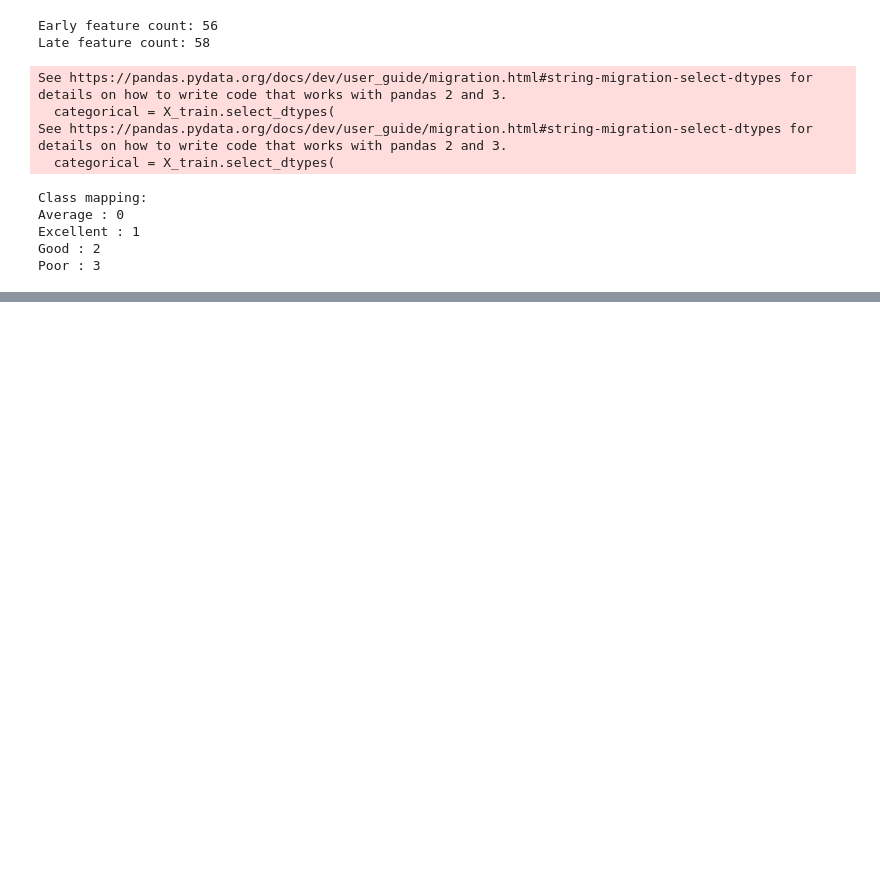
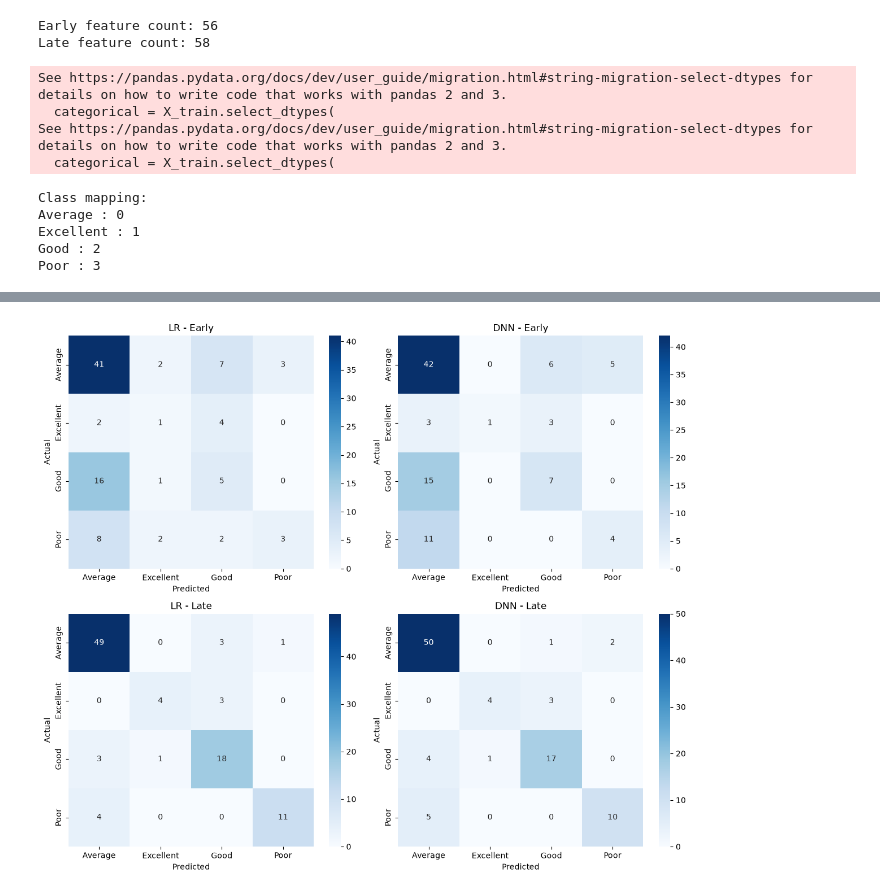
Before and after one commit to theparvmahajan/student-performance-dnn, a Jupyter notebook: notebooks/05_model_comparison.ipynb, the cells around one changed output, grey strips where cells are left out. Drawn from its saved outputs; the diff is of its cells as text; code cells hidden in the pictures; blank space fills up the shorter version.

```diff
--- a/notebooks/05_model_comparison.ipynb
+++ b/notebooks/05_model_comparison.ipynb
@@ -196,0 +231,37 @@ NameError: name 'y_pred_dnn' is not defined
+# %%
+from sklearn.metrics import confusion_matrix
+
+predictions = [
+    ("LR - Early", lr_pred_early),
+    ("DNN - Early", y_pred_dnn),
+    ("LR - Late", lr_pred_late),
+    ("DNN - Late", y_pred_late)
+]
+
+fig, axes = plt.subplots(2, 2, figsize=(12, 10))
+
+for ax, (name, predictions_model) in zip(axes.flatten(), predictions):
+
+    cm = confusion_matrix(
+        y_val_encoded,
+        predictions_model
+    )
+
+    sns.heatmap(
+        cm,
+        annot=True,
+        fmt="d",
+        cmap="Blues",
+        xticklabels=label_encoder.classes_,
+        yticklabels=label_encoder.classes_,
+        ax=ax
+    )
+
+    ax.set_title(name)
+    ax.set_xlabel("Predicted")
+    ax.set_ylabel("Actual")
+
+plt.tight_layout()
+plt.show()
+# %% [output]
+[figure, added]
```
Also changed, not shown: parts of 7 cells of this notebook.
